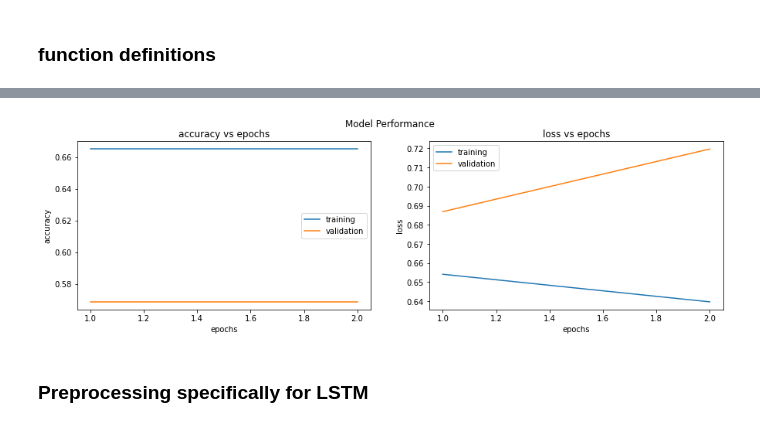
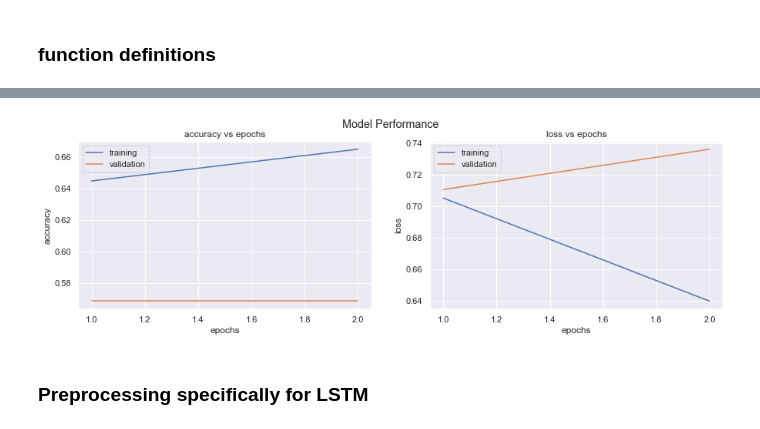
Before and after one commit to arnodunstatter/COSC4337-project, a Jupyter notebook: Financial_Sentiment_Analysis_Project.ipynb, the cells around one changed output, grey strips where cells are left out. Cells and saved outputs as stored; diff of their text form; code cells hidden in the pictures.

```diff
--- a/Financial_Sentiment_Analysis_Project.ipynb
+++ b/Financial_Sentiment_Analysis_Project.ipynb
@@ -942,9 +966,9 @@ def create_model(vocab_size, num_layers=1, num_units=50, dropout_rate = 0.1, act
   #Foundational layers
   model = Sequential(
                   [Embedding(vocab_size, num_units, input_length=headline_max_len),
-                   SpatialDropout1D(dropout_rate),
+                   SpatialDropout1D(dropout_rate/2),
                    LSTM(num_units, dropout=dropout_rate, recurrent_dropout=dropout_rate),
-                   Dense(num_units, activation = activation_function)]
+                   Dense(num_units, activation=activation_function)]
                    )
 
   #Additional (variable) layers
@@ -952,8 +976,7 @@ def create_model(vocab_size, num_layers=1, num_units=50, dropout_rate = 0.1, act
     model.add(Dense(units=num_units, activation=activation_function))
 
   #Final layers
-  model.add(Dense(17, activation = activation_function))
-  model.add(Dense(1, activation = "sigmoid")) #if we changed the 1 to 3 could it do trinary classification?
+  model.add(Dense(1, activation="sigmoid"))
   return model
 
 def evaluate(model, x_train, y_train, learning_rate, batch_size, epochs, validation_split=0.05, add_visualization=True):
@@ -989,5 +1012,5 @@ def evaluate(model, x_train, y_train, learning_rate, batch_size, epochs, validat
   return final_val_accuracy, final_val_loss
 # %%
 model = create_model(vocab_size=vocab_size) # vocab_size = len(tokenizer.word_index) + 1 with the other parameters as defaults
-val_acc, val_loss = evaluate(model, padded_encoded_headlines, data_no_neu.sentiment.values, validation_split=0.05, epochs=2, batch_size=50)
+val_acc, val_loss = evaluate(model, padded_encoded_headlines, data_no_neu.sentiment.values, learning_rate=0.1, validation_split=0.05, epochs=2, batch_size=50)
 # %% [output]
@@ -999,4 +1021,4 @@ Epoch 2/2
-[figure, old version]
+[figure, new version]
 # %% [markdown]
 ### Preprocessing specifically for LSTM
 # %%
```
Also changed, not shown: parts of 24 cells of this notebook, 2 other files.
